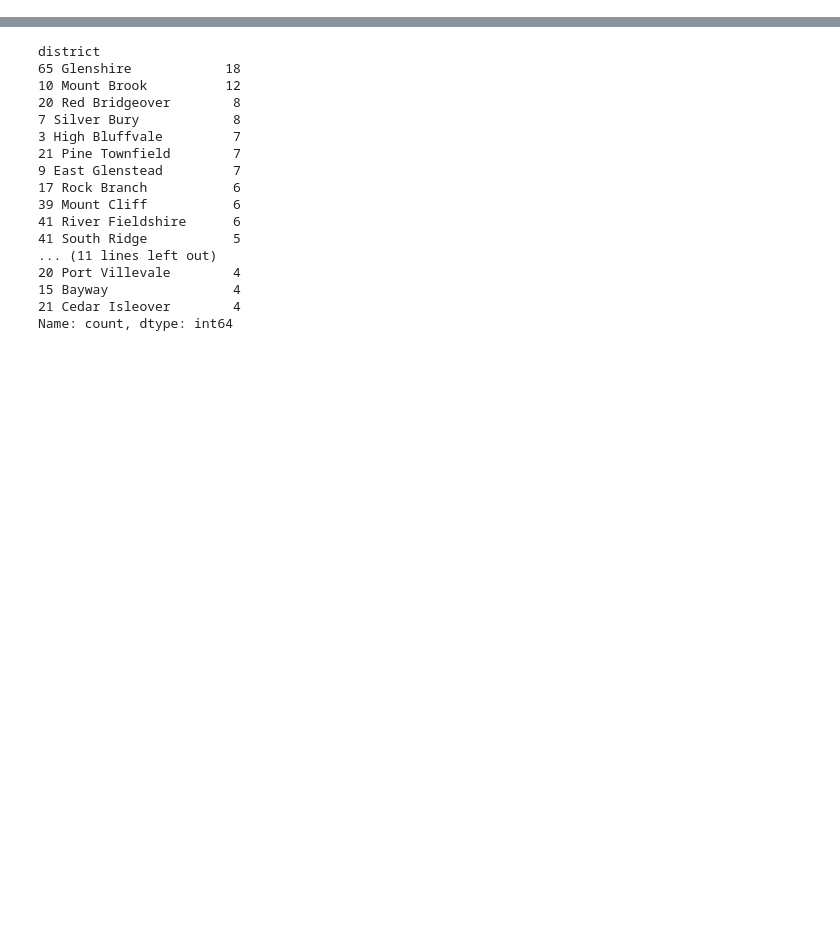
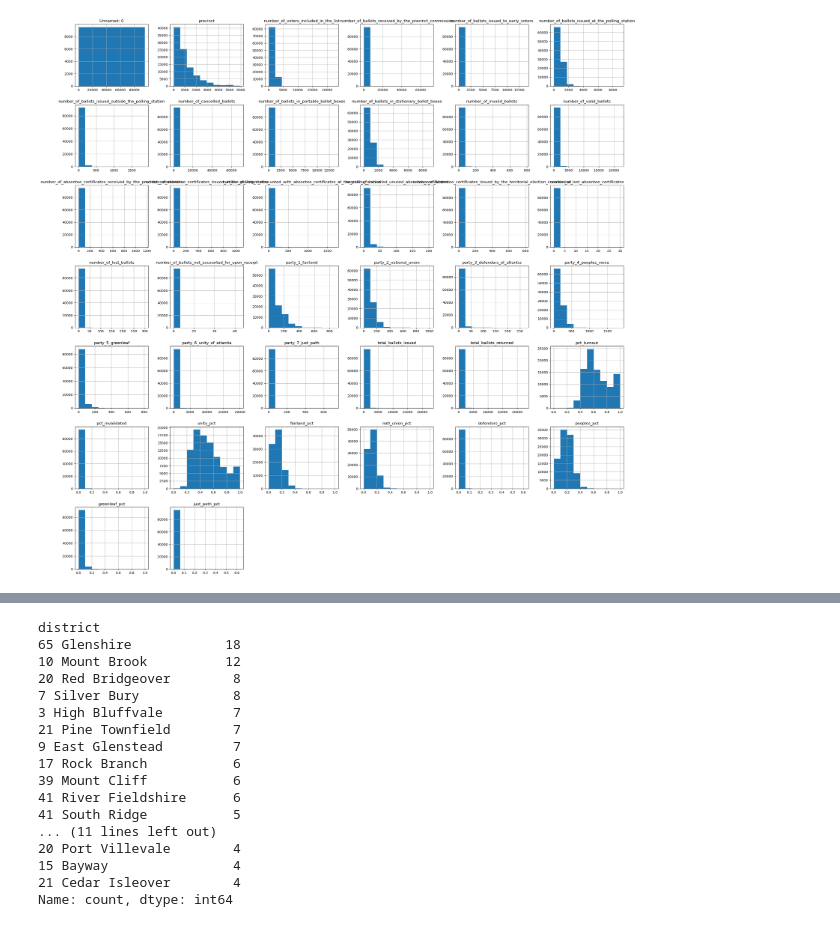
Before and after one commit to jjwjournalism/wsj-exercise, a Jupyter notebook: 20250419_atlantiaAssemblyAnalysis.ipynb, the cells around one changed output, grey strips where cells are left out. Saved outputs shown, nothing was run; the diff lists cells and outputs as text; code cells hidden in the pictures; blank space fills up the shorter version.

```diff
--- a/20250419_atlantiaAssemblyAnalysis.ipynb
+++ b/20250419_atlantiaAssemblyAnalysis.ipynb
@@ -35,3 +103,8 @@ raw_returns['pct_turnout'] = raw_returns['total_ballots_returned'] / raw_returns
 # %%
 ## Add new column for percent of ballots invalidated
 raw_returns['pct_invalidated'] = raw_returns['number_of_invalid_ballots']/raw_returns['total_ballots_returned']
+# %%
+## Look at the distribution of different columns
+invalidation_histo = raw_returns.hist(figsize=(30, 30))
+# %% [output]
+[figure, added]
```
Also changed, not shown: parts of 10 cells of this notebook.
